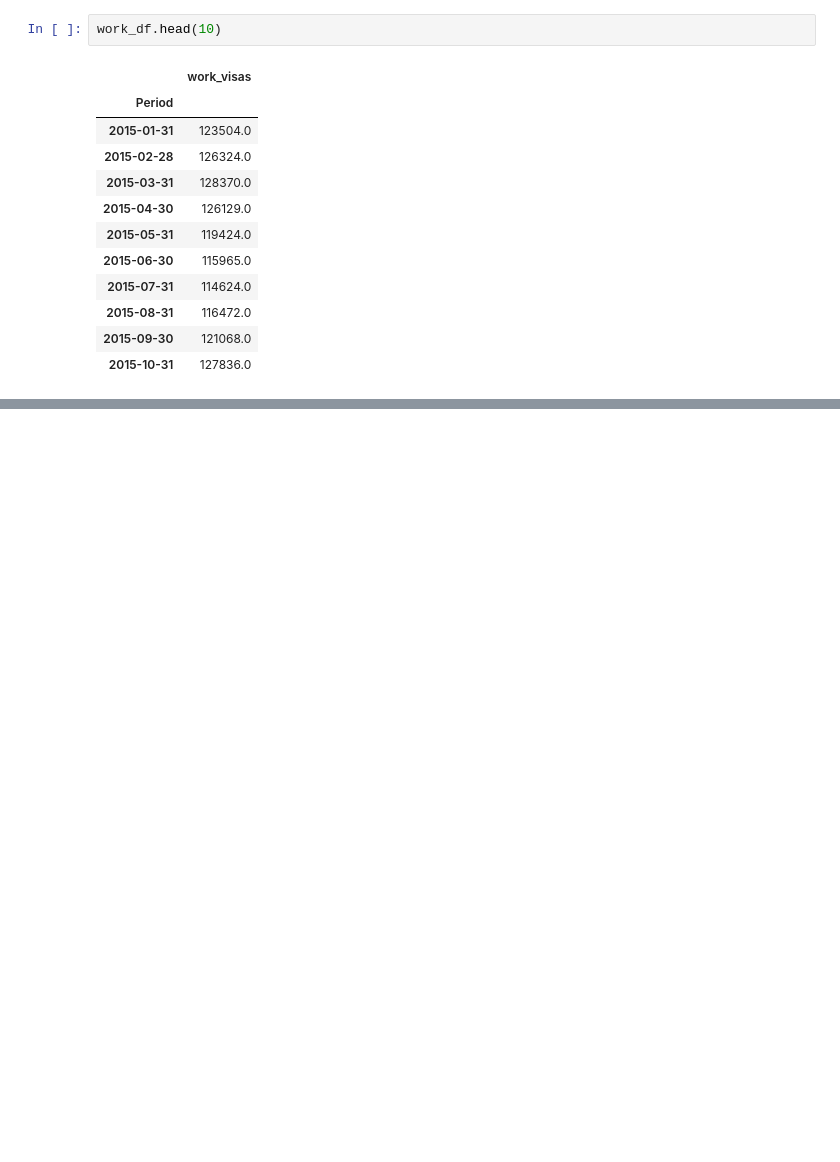
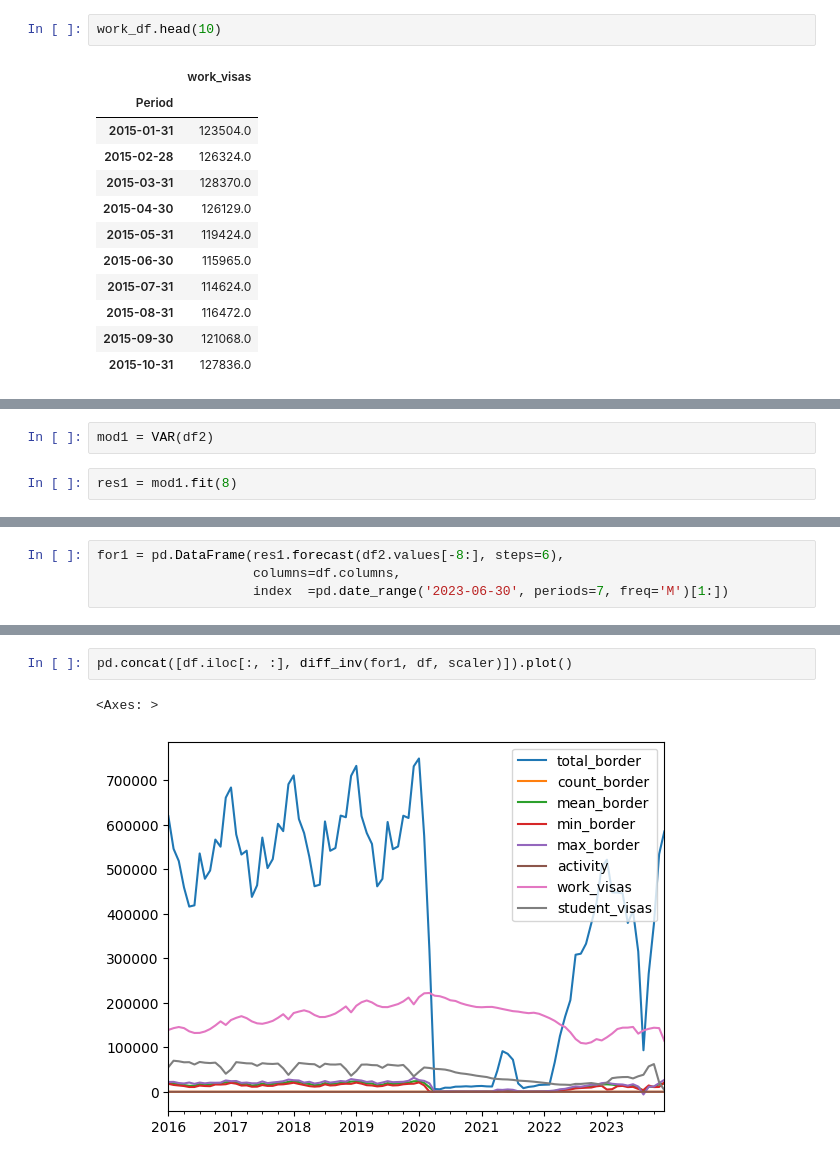
Before and after one commit to Avelas/DATA471_2302_TS_PROJ, a Jupyter notebook: DATA471_ts_proj.ipynb, the cells around one changed output, grey strips where cells are left out. Cells and saved outputs as stored; diff of their text form; blank space fills up the shorter version.

```diff
--- a/DATA471_ts_proj.ipynb
+++ b/DATA471_ts_proj.ipynb
@@ -120,0 +250,4 @@ work_df.head(10)
+# %%
+mod1 = VAR(df2)
+# %%
+res1 = mod1.fit(8)
@@ -120,0 +304,4 @@ work_df.head(10)
+# %%
+for1 = pd.DataFrame(res1.forecast(df2.values[-8:], steps=6),
+                    columns=df.columns,
+                    index  =pd.date_range('2023-06-30', periods=7, freq='M')[1:])
@@ -120,0 +340,5 @@ work_df.head(10)
+# %%
+pd.concat([df.iloc[:, :], diff_inv(for1, df, scaler)]).plot()
+# %% [output]
+<Axes: >
+[figure, added]
```
Also changed, not shown: parts of 20 cells of this notebook.
